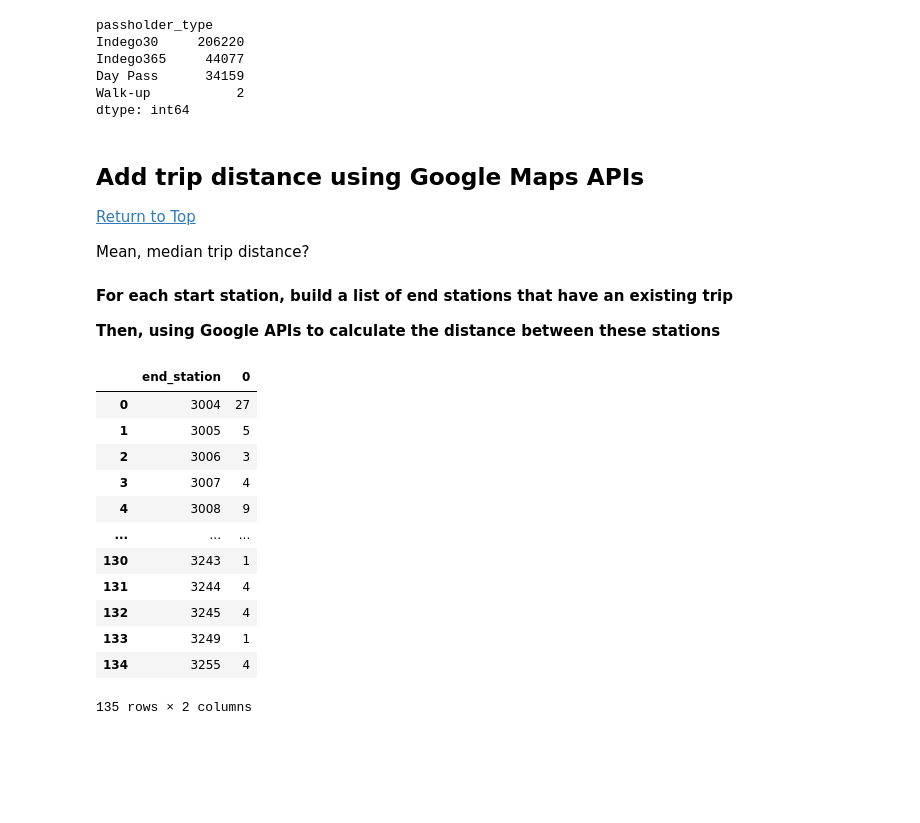
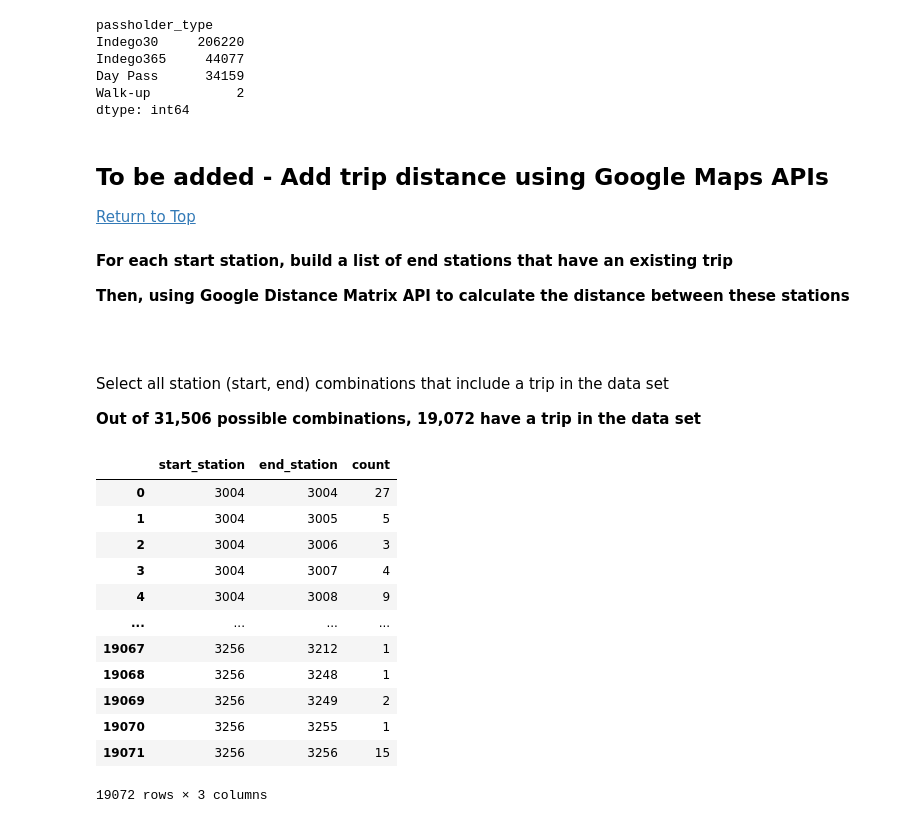
Before and after one commit to MichaelStinson/Indego-City-Bikes-with-Google-Maps-API, a Jupyter notebook: Indego Analysis with Google Maps APIs.ipynb, the cells around one changed output. Cells and saved outputs as stored; diff of their text form; code cells hidden in the pictures; blank space fills up the shorter version.

```diff
--- a/Indego Analysis with Google Maps APIs.ipynb
+++ b/Indego Analysis with Google Maps APIs.ipynb
@@ -424,27 +441,30 @@ Day Pass      34159
 Walk-up           2
 dtype: int64
 # %% [markdown]
-## <a name="adddistancedata"></a> Add trip distance using Google Maps APIs
+## <a name="adddistancedata"></a> To be added - Add trip distance using Google Maps APIs
 [Return to Top](#top)
-
-Mean, median trip distance?
 # %% [markdown]
 **For each start station, build a list of end stations that have an existing trip**
 
-**Then, using Google APIs to calculate the distance between these stations**
+**Then, using Google Distance Matrix API to calculate the distance between these stations**
+# %% [markdown]
+<br><br>
+Select all station (start, end) combinations that include a trip in the data set
+
+**Out of 31,506 possible combinations, 19,072 have a trip in the data set**
 # %%
-ts_data.loc[ts_data['start_station'] == 3004].groupby('end_station').size().reset_index()
+ts_data.groupby(["start_station", "end_station"]).size().reset_index(name='count')
 # %% [output]
-|  | end_station | 0 |
-| 0 | 3004 | 27 |
-| 1 | 3005 | 5 |
-| 2 | 3006 | 3 |
-| 3 | 3007 | 4 |
-| 4 | 3008 | 9 |
-| ... | ... | ... |
-| 130 | 3243 | 1 |
-| 131 | 3244 | 4 |
-| 132 | 3245 | 4 |
-| 133 | 3249 | 1 |
-| 134 | 3255 | 4 |
+|  | start_station | end_station | count |
+| 0 | 3004 | 3004 | 27 |
+| 1 | 3004 | 3005 | 5 |
+| 2 | 3004 | 3006 | 3 |
+| 3 | 3004 | 3007 | 4 |
+| 4 | 3004 | 3008 | 9 |
+| ... | ... | ... | ... |
+| 19067 | 3256 | 3212 | 1 |
+| 19068 | 3256 | 3248 | 1 |
+| 19069 | 3256 | 3249 | 2 |
+| 19070 | 3256 | 3255 | 1 |
+| 19071 | 3256 | 3256 | 15 |
-135 rows × 2 columns
+19072 rows × 3 columns
```
Also changed, not shown: parts of 16 cells of this notebook.
